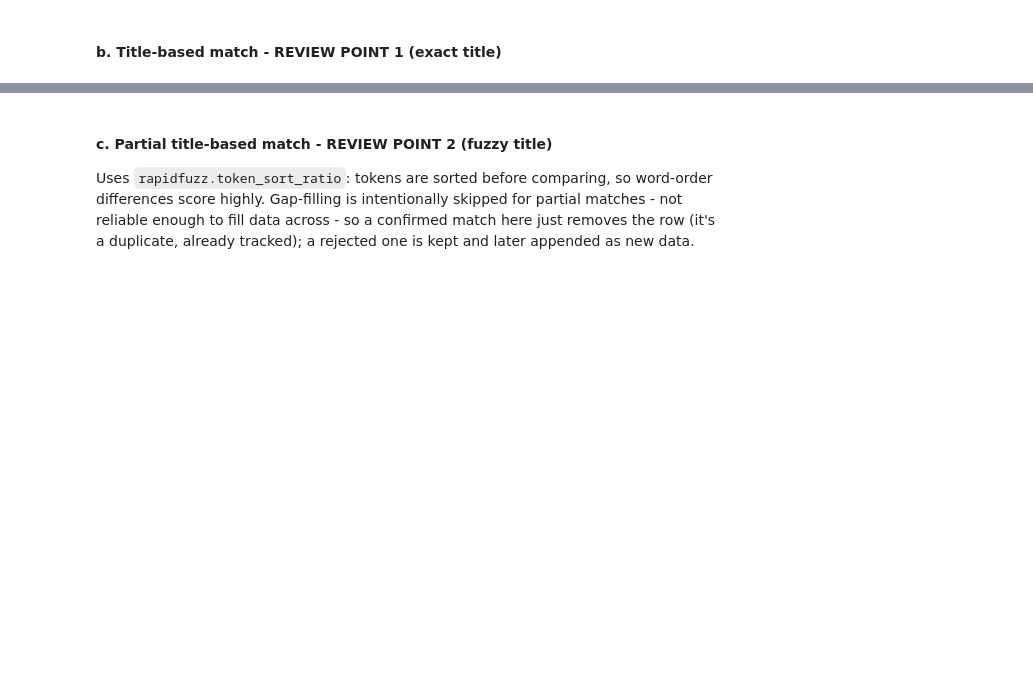
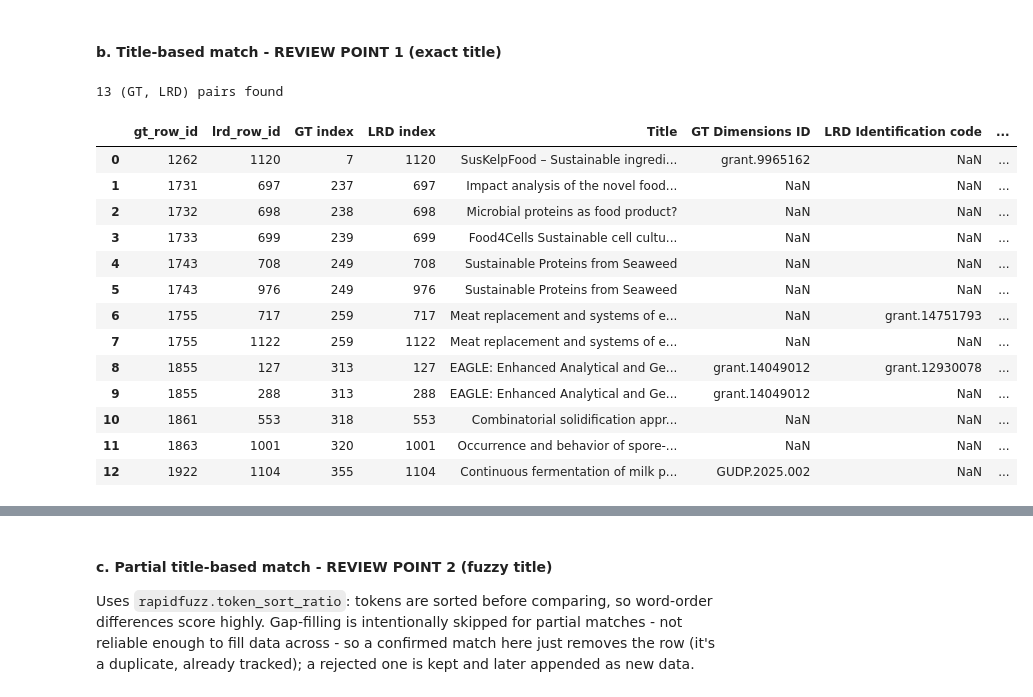
Before and after one commit to violah-fellow/SHEEP, a Jupyter notebook: Pipeline/Funding/S2_grant_deduplication.ipynb, the cells around one changed output, grey strips where cells are left out. Saved outputs shown, nothing was run; the diff lists cells and outputs as text; code cells hidden in the pictures; blank space fills up the shorter version.

Commit message:
Updates to funding pipeline. Preparing for labelling script.

```diff
--- a/Pipeline/Funding/S2_grant_deduplication.ipynb
+++ b/Pipeline/Funding/S2_grant_deduplication.ipynb
@@ -28,23 +28,29 @@ from Funding_dedup_helpers import (
 
 # CONFIG - edit before running
 RUN_TABLE = 'run_YYMMDD_HHMM'  # <-- set this to match the run printed by pipeline_funding.py
+#RUN_TABLE = 'dimensions_2025_test'
+#RUN_TABLE = 'dim_query_test'
 
-LAST_REPORT_YEAR = 2025   # year of the last report / the Grants Tracker period being folded in
-
-DB_PATH = Path('../../Funding/funding.db')             # kept in place, not duplicated here
-RAW_DATA_DIR = Path('../../Funding/1_deduplication/raw_data')
-DATA_DIR = Path('data')            # review CSVs (export_for_review / apply_reviewed_decisions)
-AUDIT_DIR = Path('data_output')    # highlighted-diff audit exports + final table Excel mirrors
-DATA_DIR.mkdir(exist_ok=True)
+DB_PATH = Path('funding.db')       # self-contained in Pipeline/Funding, mirrors Publications
+RAW_DATA_DIR = Path('raw_data')    # self-contained in Pipeline/Funding
+REVIEW_DIR = Path('data_review')   # review CSVs (export_for_review / apply_reviewed_decisions)
+AUDIT_DIR = Path('data_audit')     # highlighted-diff audit exports + final table Excel mirrors
+REVIEW_DIR.mkdir(exist_ok=True)
 AUDIT_DIR.mkdir(exist_ok=True)
 
-LAST_REPORT_FILE = f'Funding{LAST_REPORT_YEAR}_inscope.xlsx'
+LAST_REPORT_FILE = 'Funding2025_inscope.xlsx'
 GRANTS_TRACKER_FILE = 'GrantsTracker_2026-06-30.xlsx'  # update to the latest tracker export as needed
+
+# Grants Tracker date filter - only rows with EXT_Date added in this window are included.
+# Defaults to the full LAST_REPORT_YEAR calendar year; edit directly for a different range.
+GT_DATE_ADDED_START = '2025-01-01'
+GT_DATE_ADDED_END   = '2025-12-31'
 
 FUZZY_THRESHOLD = 85  # 0-100; rapidfuzz token_sort_ratio threshold for partial title matches
 
 DEDUP_TABLE = f'{RUN_TABLE}_dedup'
 RUN_DATE = datetime.today().strftime('%y%m%d')
+RUN_TIMESTAMP = datetime.today().strftime('%y%m%d_%H%M')  # for audit/review filenames, so reruns don't overwrite
 
 print(f"RUN_TABLE = {RUN_TABLE}")
 print(f"DEDUP_TABLE (output, S3 reads this) = {DEDUP_TABLE}")
@@ -111,8 +130,8 @@ europe_filter = (
     (grants_tracker_data['EXT_PI organization region'] == 'Europe')
 )
 date_filter = (
-    (grants_tracker_data['EXT_Date added'] >= f'{LAST_REPORT_YEAR}-01-01') &
-    (grants_tracker_data['EXT_Date added'] <= f'{LAST_REPORT_YEAR}-12-31')
+    (grants_tracker_data['EXT_Date added'] >= GT_DATE_ADDED_START) &
+    (grants_tracker_data['EXT_Date added'] <= GT_DATE_ADDED_END)
 )
 
 grants_tracker_data = grants_tracker_data[europe_filter & date_filter].reset_index(drop=True)
@@ -237,9 +312,10 @@ col_map = {
     'Title translated':                              'Title',
     'Title':                                         'Original title',
     'Abstract translated':                           'Abstract',
-    'Funding amount':                                'Total amount',
+    'Total amount':                                  'Total amount',
     'Currency':                                      'Currency',
-    'Funding amount in USD':                         'Total amount (USD)',
+    'Total amount (USD)':                            'Total amount (USD)',
+    'Total amount (EUR)':                            'Total amount (EUR)',
     'Start date':                                    'Project start date',
     'Start Year':                                    'Year project started',
     'End Year':                                      'End date',
@@ -249,7 +325,7 @@ col_map = {
     'Funder Country':                                'Funder Country',
     'Source Linkout':                                'URL for announcement',
 }
-funding_cols_lrd = {'Total amount', 'Total amount (USD)'}
+funding_cols_lrd = {'Total amount', 'Total amount (USD)', 'Total amount (EUR)'}
 
 lrd_id_map = {}
 for idx, val in last_report_data['Identification code'].items():
@@ -292,9 +375,9 @@ export_highlighted_diff(last_report_data, last_report_data_edited, changed_indic
 gt_col_map = {
     'Title translated':                              'EXT_Title',
     'Abstract translated':                           'EXT_Abstract',
-    'Funding amount':                                'INT_Total amount (actual currency)',
+    'Total amount':                                  'INT_Total amount (actual currency)',
     'Currency':                                      'INT_Currency type',
-    'Funding amount in USD':                         'EXT_Total amount (USD)',
+    'Total amount (USD)':                            'EXT_Total amount (USD)',
     'Start date':                                    'EXT_Project start date (estimated)',
     'End Year':                                      'INT_End date',
     'State of standardized research organization':   'EXT_PI organisation state',
@@ -425,32 +546,54 @@ export_highlighted_diff(last_report_data_pre_gt, last_report_data_edited, gt_lrd
 # %%
 lrd_title_map = {}
 for idx, val in last_report_data_edited['Title'].items():
     norm = normalize_title(val)
     if norm:
         lrd_title_map.setdefault(norm, []).append(idx)
 
 title_match_rows = []
 for gt_idx, gt_row in grants_tracker_data_edited.iterrows():
     norm = normalize_title(gt_row.get('EXT_Title'))
     if norm and norm in lrd_title_map:
         for lrd_idx in lrd_title_map[norm]:
             title_match_rows.append({
                 'gt_row_id':               gt_row['gt_row_id'],
                 'lrd_row_id':              last_report_data_edited.at[lrd_idx, 'lrd_row_id'],
                 'GT index':                gt_idx,
                 'LRD index':               lrd_idx,
                 'Title':                   gt_row.get('EXT_Title'),
                 'GT Dimensions ID':        gt_row.get('Dimensions.ai grant ID'),
                 'LRD Identification code': last_report_data_edited.at[lrd_idx, 'Identification code'],
                 'GT Funder':               gt_row.get('EXT_Funder name'),
                 'LRD Funder':              last_report_data_edited.at[lrd_idx, 'Funder name'],
                 'GT Total (USD)':          gt_row.get('EXT_Total amount (USD)'),
                 'LRD Total (USD)':         last_report_data_edited.at[lrd_idx, 'Total amount (USD)'],
+                'GT Project start date':   gt_row.get('EXT_Project start date (estimated)'),
+                'LRD Project start date':  last_report_data_edited.at[lrd_idx, 'Project start date'],
             })
 
-title_matches_df = pd.DataFrame(title_match_rows)
+title_matches_df = pd.DataFrame(title_match_rows, columns=[
+    'gt_row_id', 'lrd_row_id', 'GT index', 'LRD index', 'Title', 'GT Dimensions ID',
+    'LRD Identification code', 'GT Funder', 'LRD Funder', 'GT Total (USD)', 'LRD Total (USD)',
+    'GT Project start date', 'LRD Project start date',
+])  # explicit columns so a zero-match run still has the right shape (not 0 columns)
 print(f"{len(title_matches_df)} (GT, LRD) pairs found")
 title_matches_df
+# %% [output]
+13 (GT, LRD) pairs found
+|  | gt_row_id | lrd_row_id | GT index | LRD index | Title | GT Dimensions ID | LRD Identification code | ... |
+| 0 | 1262 | 1120 | 7 | 1120 | SusKelpFood – Sustainable ingredi... | grant.9965162 | NaN | ... |
+| 1 | 1731 | 697 | 237 | 697 | Impact analysis of the novel food... | NaN | NaN | ... |
+| 2 | 1732 | 698 | 238 | 698 | Microbial proteins as food product? | NaN | NaN | ... |
+| 3 | 1733 | 699 | 239 | 699 | Food4Cells Sustainable cell cultu... | NaN | NaN | ... |
+| 4 | 1743 | 708 | 249 | 708 | Sustainable Proteins from Seaweed | NaN | NaN | ... |
+| 5 | 1743 | 976 | 249 | 976 | Sustainable Proteins from Seaweed | NaN | NaN | ... |
+| 6 | 1755 | 717 | 259 | 717 | Meat replacement and systems of e... | NaN | grant.14751793 | ... |
+| 7 | 1755 | 1122 | 259 | 1122 | Meat replacement and systems of e... | NaN | NaN | ... |
+| 8 | 1855 | 127 | 313 | 127 | EAGLE: Enhanced Analytical and Ge... | grant.14049012 | grant.12930078 | ... |
+| 9 | 1855 | 288 | 313 | 288 | EAGLE: Enhanced Analytical and Ge... | grant.14049012 | NaN | ... |
+| 10 | 1861 | 553 | 318 | 553 | Combinatorial solidification appr... | NaN | NaN | ... |
+| 11 | 1863 | 1001 | 320 | 1001 | Occurrence and behavior of spore-... | NaN | NaN | ... |
+| 12 | 1922 | 1104 | 355 | 1104 | Continuous fermentation of milk p... | GUDP.2025.002 | NaN | ... |
 # %%
 export_for_review(
     title_matches_df, id_cols=['gt_row_id', 'lrd_row_id'],
```
Also changed, not shown: parts of 32 cells of this notebook, 38 other files.
